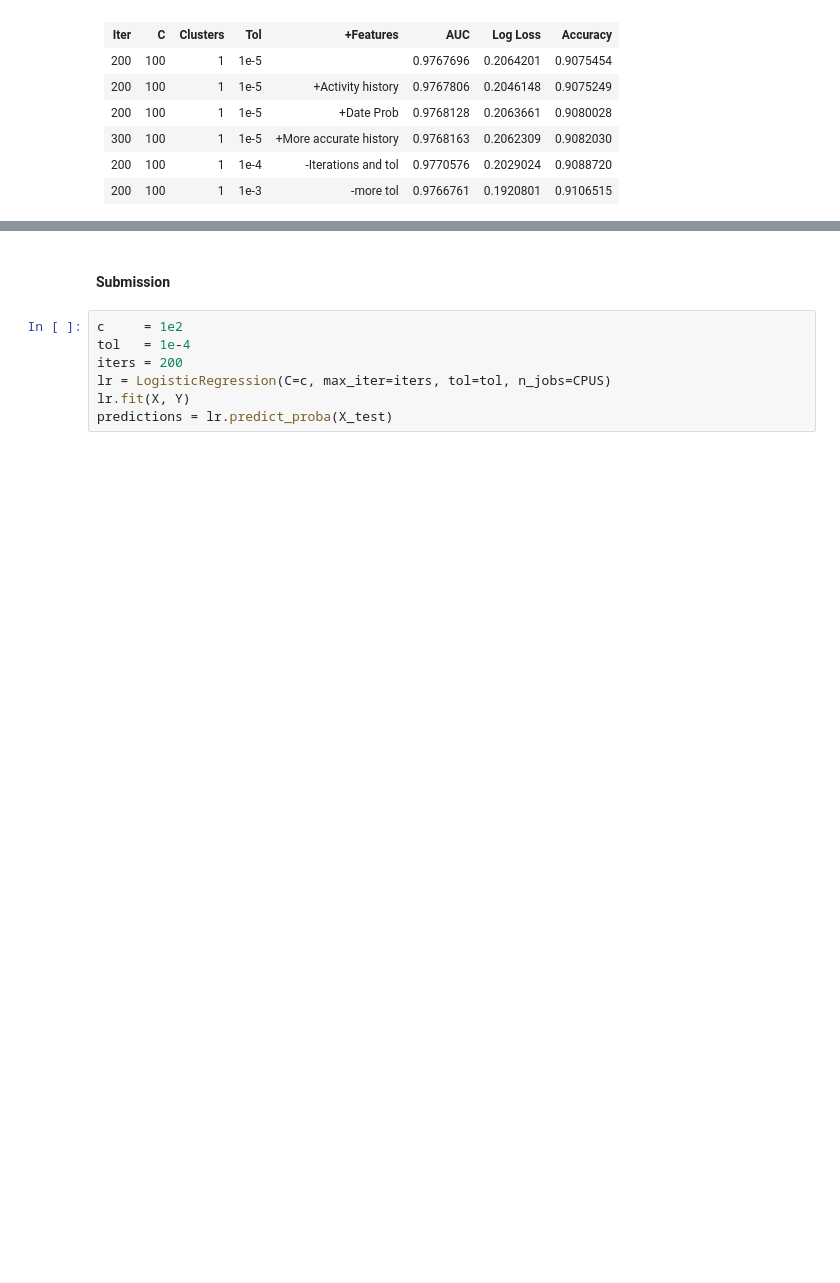
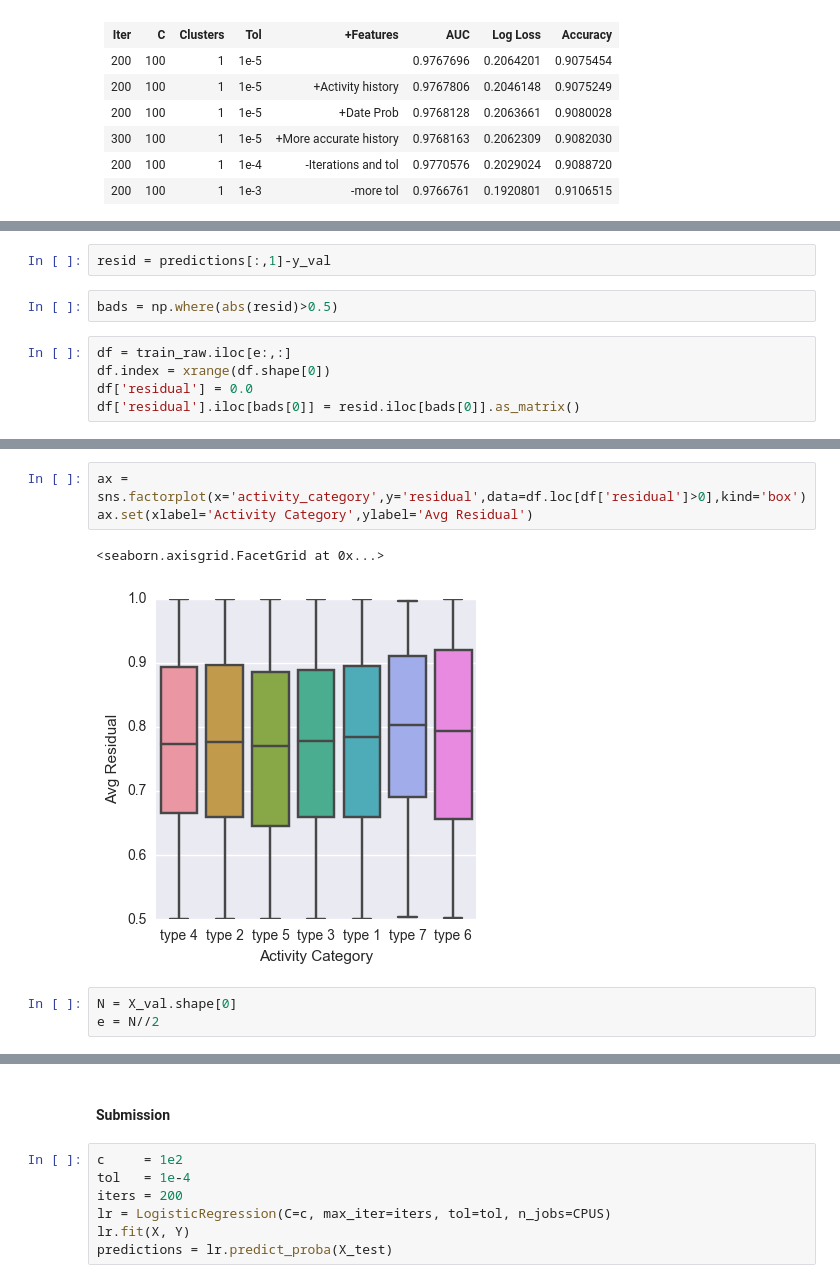
Before and after one commit to bshurick/kaggles, a Jupyter notebook: RedHat/redhat.ipynb, the cells around one changed output, grey strips where cells are left out. Drawn from its saved outputs; the diff is of its cells as text; blank space fills up the shorter version.

```diff
--- a/RedHat/redhat.ipynb
+++ b/RedHat/redhat.ipynb
@@ -560,0 +591,9 @@ A = np.argsort(np.abs(lr.coef_))[:,::-1].ravel()[:-F]
+# %%
+resid = predictions[:,1]-y_val
+# %%
+bads = np.where(abs(resid)>0.5)
+# %%
+df = train_raw.iloc[e:,:]
+df.index = xrange(df.shape[0])
+df['residual'] = 0.0
+df['residual'].iloc[bads[0]] = resid.iloc[bads[0]].as_matrix()
@@ -560,0 +609,9 @@ A = np.argsort(np.abs(lr.coef_))[:,::-1].ravel()[:-F]
+# %%
+ax = sns.factorplot(x='activity_category',y='residual',data=df.loc[df['residual']>0],kind='box')
+ax.set(xlabel='Activity Category',ylabel='Avg Residual')
+# %% [output]
+<seaborn.axisgrid.FacetGrid at 0x...>
+[figure, added]
+# %%
+N = X_val.shape[0]
+e = N//2
```
Also changed, not shown: parts of 48 cells of this notebook, 1 other file.
